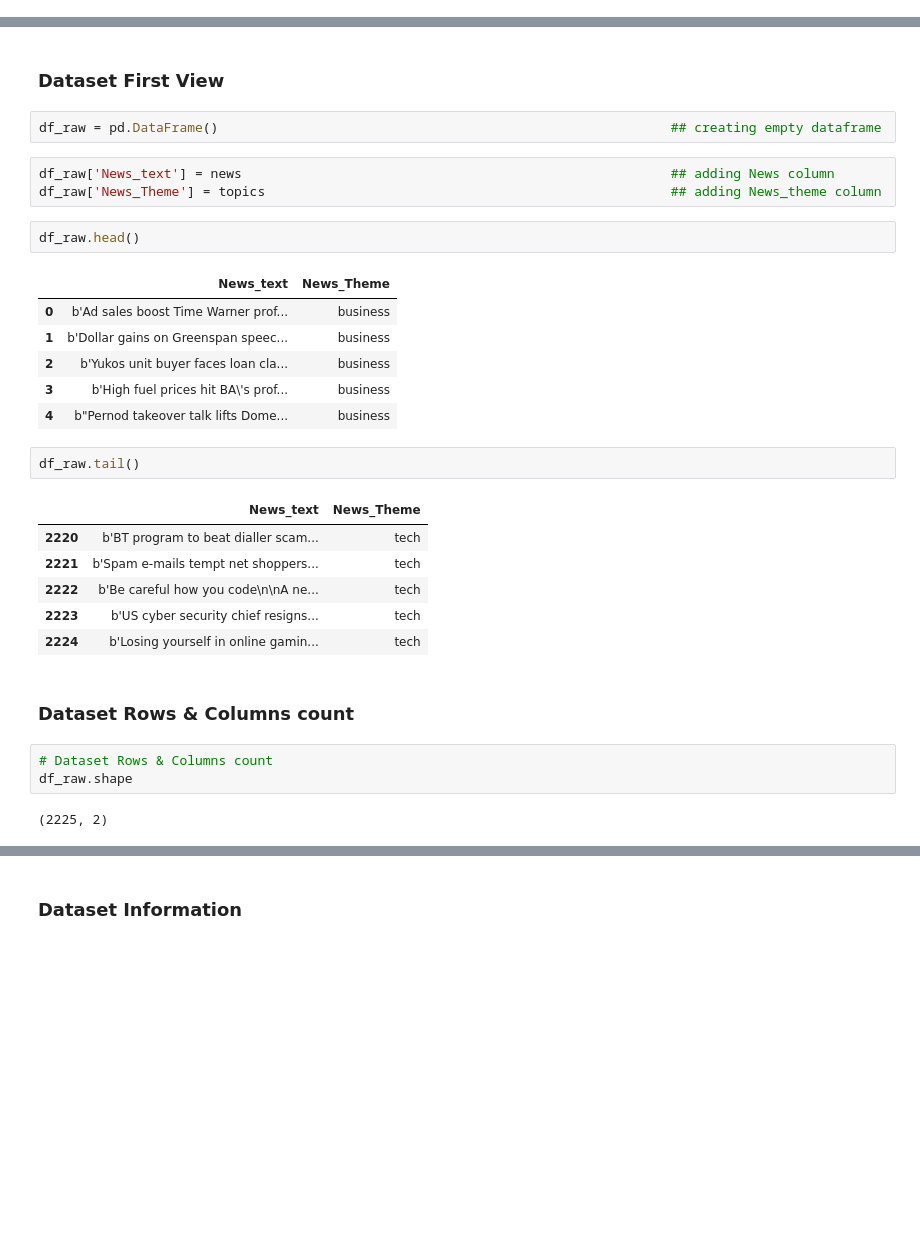
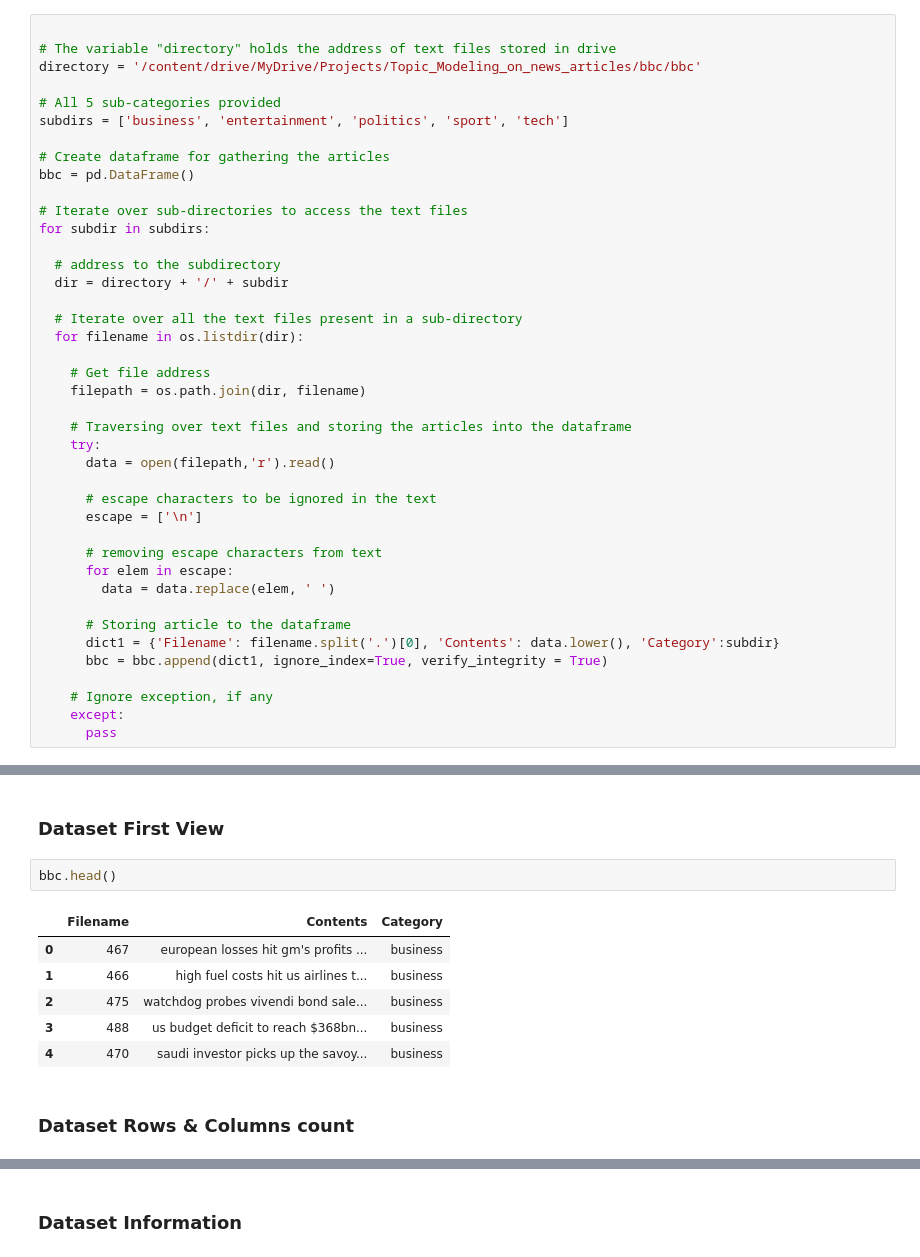
Before and after one commit to AkshayAI007/Topic-modelling-of-news-article-, a Jupyter notebook: Topic_Modelling_on_News_Articles.ipynb, the cells around one changed output, grey strips where cells are left out. Drawn from its saved outputs; the diff is of its cells as text; blank space fills up the shorter version.

```diff
--- a/Topic_Modelling_on_News_Articles.ipynb
+++ b/Topic_Modelling_on_News_Articles.ipynb
@@ -141,2 +139,43 @@ Mounted at /content/drive
+# %%
+
+# The variable "directory" holds the address of text files stored in drive
+directory = '/content/drive/MyDrive/Projects/Topic_Modeling_on_news_articles/bbc/bbc'
+
+# All 5 sub-categories provided
+subdirs = ['business', 'entertainment', 'politics', 'sport', 'tech']
+
+# Create dataframe for gathering the articles
+bbc = pd.DataFrame()
+
+# Iterate over sub-directories to access the text files
+for subdir in subdirs:
+
+  # address to the subdirectory
+  dir = directory + '/' + subdir
+
+  # Iterate over all the text files present in a sub-directory
+  for filename in os.listdir(dir):
+
+    # Get file address
+    filepath = os.path.join(dir, filename)
+
+    # Traversing over text files and storing the articles into the dataframe
+    try:
+      data = open(filepath,'r').read()
+
+      # escape characters to be ignored in the text
+      escape = ['\n']
+
+      # removing escape characters from text
+      for elem in escape:
+        data = data.replace(elem, ' ')
+
+      # Storing article to the dataframe
+      dict1 = {'Filename': filename.split('.')[0], 'Contents': data.lower(), 'Category':subdir}
+      bbc = bbc.append(dict1, ignore_index=True, verify_integrity = True)
+
+    # Ignore exception, if any
+    except:
+      pass
 # %% [markdown]
 ### Dataset Loading
@@ -159,32 +212,13 @@ for x in Themes:
 # %% [markdown]
 ### Dataset First View
-# %%
-df_raw = pd.DataFrame()                                                          ## creating empty dataframe
-# %%
-df_raw['News_text'] = news                                                       ## adding News column
-df_raw['News_Theme'] = topics                                                    ## adding News_theme column
 # %%
-df_raw.head()
+bbc.head()
 # %% [output]
-|  | News_text | News_Theme |
-| 0 | b'Ad sales boost Time Warner prof... | business |
-| 1 | b'Dollar gains on Greenspan speec... | business |
-| 2 | b'Yukos unit buyer faces loan cla... | business |
-| 3 | b'High fuel prices hit BA\'s prof... | business |
-| 4 | b"Pernod takeover talk lifts Dome... | business |
+|  | Filename | Contents | Category |
+| 0 | 467 | european losses hit gm's profits ... | business |
+| 1 | 466 | high fuel costs hit us airlines t... | business |
+| 2 | 475 | watchdog probes vivendi bond sale... | business |
+| 3 | 488 | us budget deficit to reach $368bn... | business |
+| 4 | 470 | saudi investor picks up the savoy... | business |
-# %%
-df_raw.tail()
-# %% [output]
-|  | News_text | News_Theme |
-| 2220 | b'BT program to beat dialler scam... | tech |
-| 2221 | b'Spam e-mails tempt net shoppers... | tech |
-| 2222 | b'Be careful how you code\n\nA ne... | tech |
-| 2223 | b'US cyber security chief resigns... | tech |
-| 2224 | b'Losing yourself in online gamin... | tech |
 # %% [markdown]
 ### Dataset Rows & Columns count
-# %%
-# Dataset Rows & Columns count
-df_raw.shape
-# %% [output]
-(2225, 2)
```
Also changed, not shown: parts of 131 cells of this notebook.
